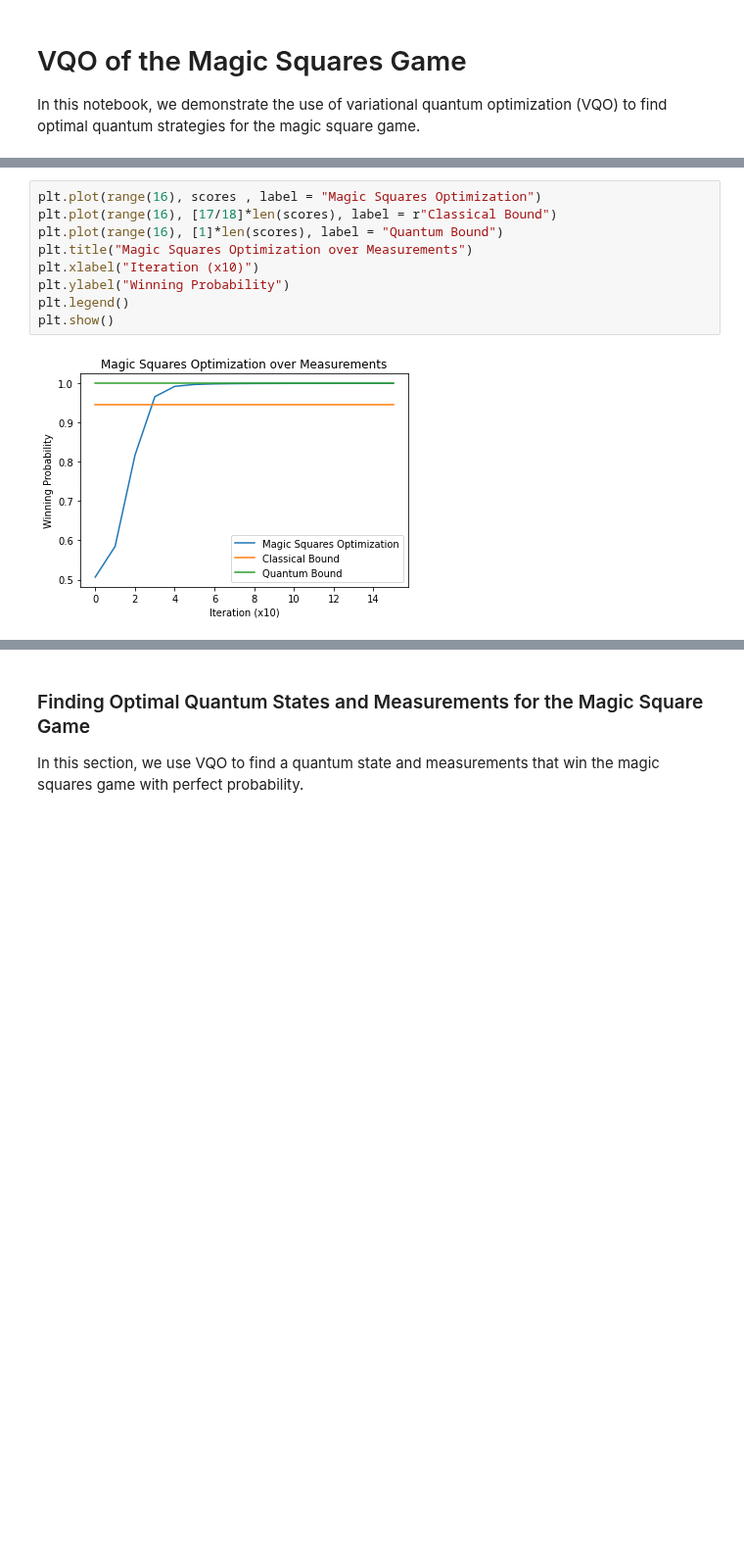
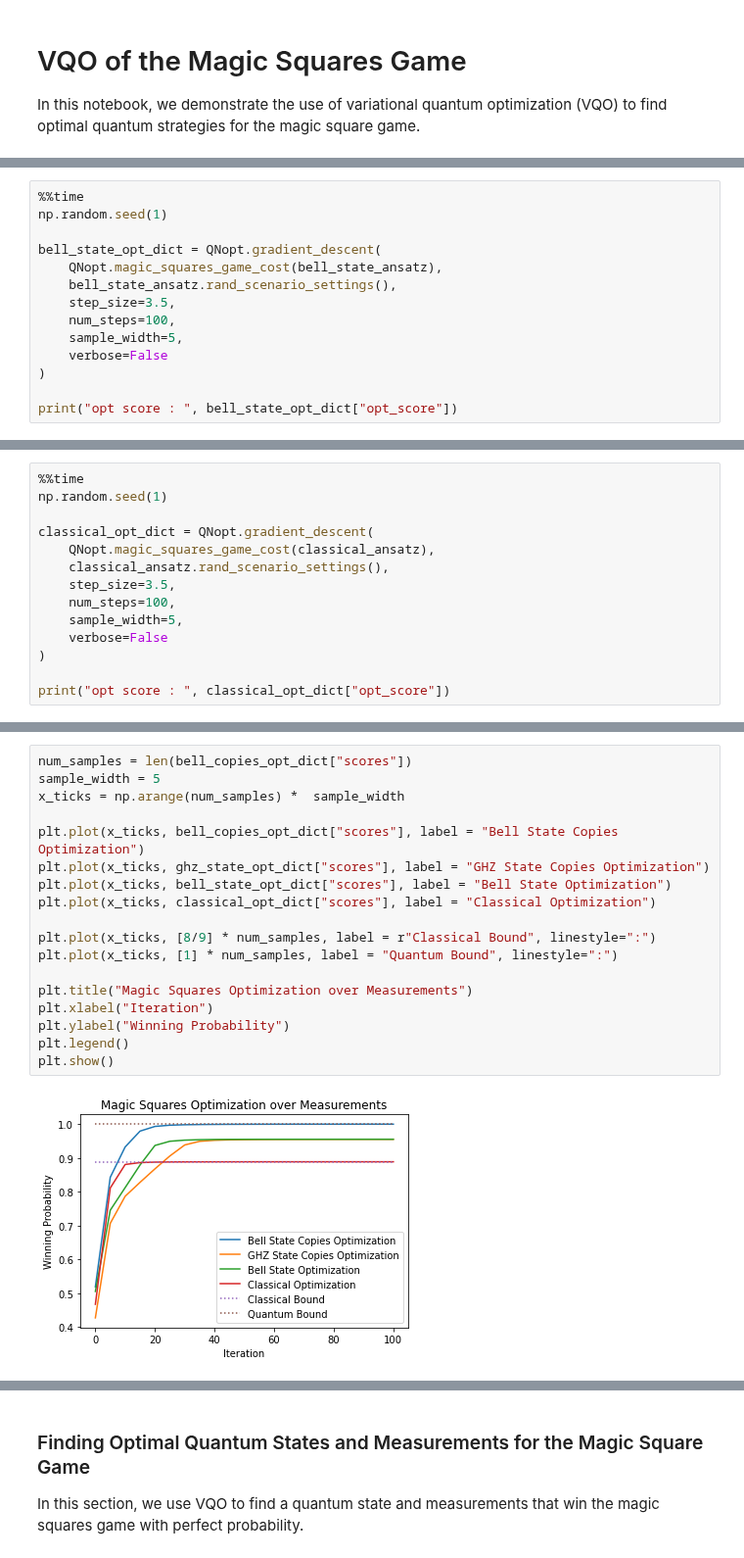
Before and after one commit to ChitambarLab/qNetVO, a Jupyter notebook: notebook/magic_squares_vqo.ipynb, the cells around one changed output, grey strips where cells are left out. Shown at 98% size. Drawn from its saved outputs; the diff is of its cells as text; blank space fills up the shorter version.

Commit message:
finalized magic squares notebook

```diff
--- a/notebook/magic_squares_vqo.ipynb
+++ b/notebook/magic_squares_vqo.ipynb
@@ -223,0 +75,14 @@ Wall time: 47.9 s
+# %%
+%%time
+np.random.seed(1)
+
+bell_state_opt_dict = QNopt.gradient_descent(
+    QNopt.magic_squares_game_cost(bell_state_ansatz),
+    bell_state_ansatz.rand_scenario_settings(),
+    step_size=3.5,
+    num_steps=100,
+    sample_width=5,
+    verbose=False
+)
+
+print("opt score : ", bell_state_opt_dict["opt_score"])
@@ -223,0 +93,14 @@ Wall time: 47.9 s
+# %%
+%%time
+np.random.seed(1)
+
+classical_opt_dict = QNopt.gradient_descent(
+    QNopt.magic_squares_game_cost(classical_ansatz),
+    classical_ansatz.rand_scenario_settings(),
+    step_size=3.5,
+    num_steps=100,
+    sample_width=5,
+    verbose=False
+)
+
+print("opt score : ", classical_opt_dict["opt_score"])
@@ -224,11 +111,20 @@ Wall time: 47.9 s
 # %%
-plt.plot(range(16), scores , label = "Magic Squares Optimization")
-plt.plot(range(16), [17/18]*len(scores), label = r"Classical Bound")
-plt.plot(range(16), [1]*len(scores), label = "Quantum Bound")
+num_samples = len(bell_copies_opt_dict["scores"])
+sample_width = 5
+x_ticks = np.arange(num_samples) *  sample_width
+
+plt.plot(x_ticks, bell_copies_opt_dict["scores"], label = "Bell State Copies Optimization")
+plt.plot(x_ticks, ghz_state_opt_dict["scores"], label = "GHZ State Copies Optimization")
+plt.plot(x_ticks, bell_state_opt_dict["scores"], label = "Bell State Optimization")
+plt.plot(x_ticks, classical_opt_dict["scores"], label = "Classical Optimization")
+
+plt.plot(x_ticks, [8/9] * num_samples, label = r"Classical Bound", linestyle=":")
+plt.plot(x_ticks, [1] * num_samples, label = "Quantum Bound", linestyle=":")
+
 plt.title("Magic Squares Optimization over Measurements")
-plt.xlabel("Iteration (x10)")
+plt.xlabel("Iteration")
 plt.ylabel("Winning Probability")
 plt.legend()
 plt.show()
 # %% [output]
-[figure, old version]
+[figure, new version]
```
Also changed, not shown: parts of 28 cells of this notebook, 1 other file.
